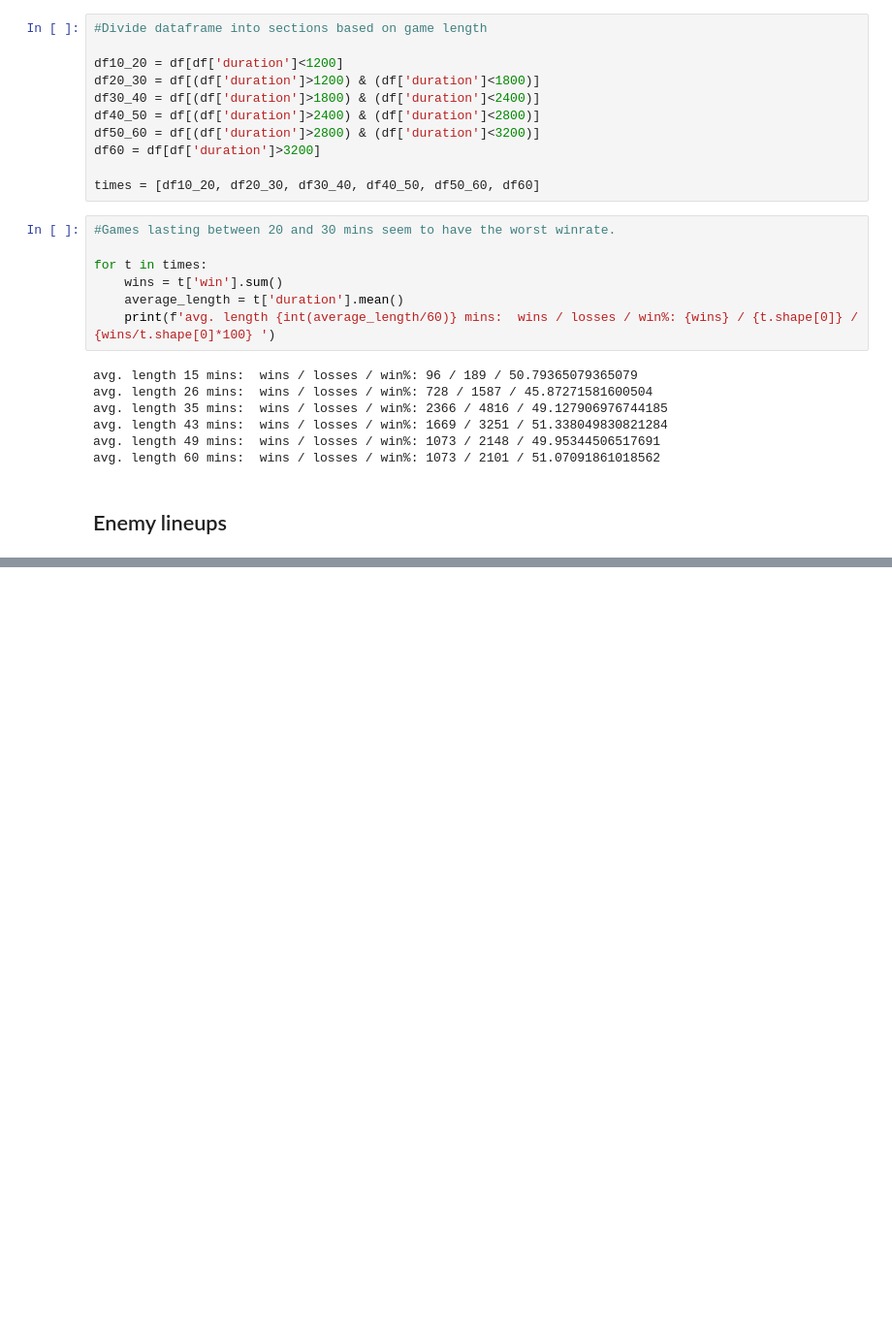
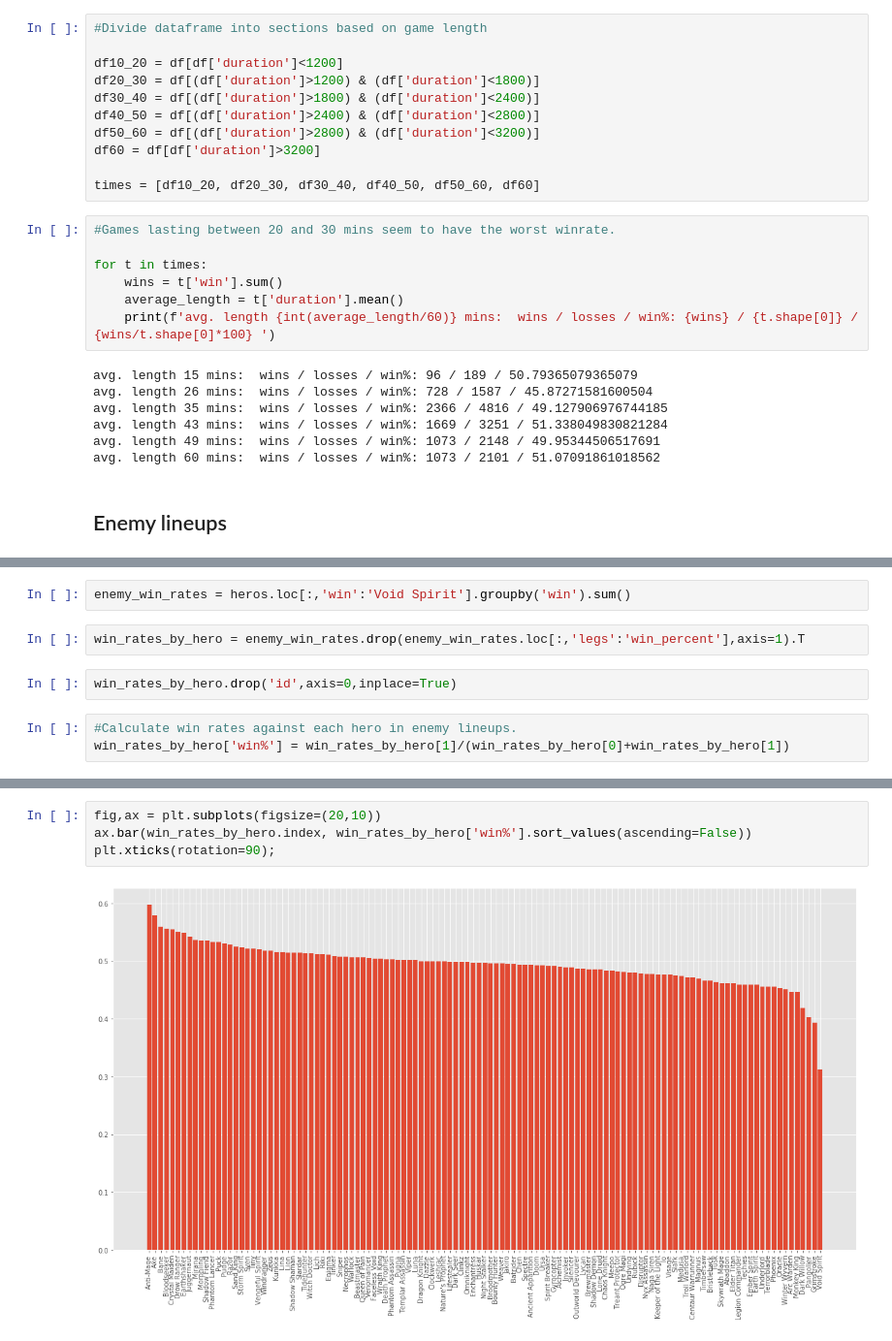
Before and after one commit to Kaamio/Dota_stats, a Jupyter notebook: match_data/Dota_data_v1.ipynb, the cells around one changed output, grey strips where cells are left out. Shown at 97% size. Drawn from its saved outputs; the diff is of its cells as text; blank space fills up the shorter version.

```diff
--- a/match_data/Dota_data_v1.ipynb
+++ b/match_data/Dota_data_v1.ipynb
@@ -505,0 +529,9 @@ heros.shape
+# %%
+enemy_win_rates = heros.loc[:,'win':'Void Spirit'].groupby('win').sum()
+# %%
+win_rates_by_hero = enemy_win_rates.drop(enemy_win_rates.loc[:,'legs':'win_percent'],axis=1).T
+# %%
+win_rates_by_hero.drop('id',axis=0,inplace=True)
+# %%
+#Calculate win rates against each hero in enemy lineups.
+win_rates_by_hero['win%'] = win_rates_by_hero[1]/(win_rates_by_hero[0]+win_rates_by_hero[1])
@@ -505,0 +559,6 @@ heros.shape
+# %%
+fig,ax = plt.subplots(figsize=(20,10))
+ax.bar(win_rates_by_hero.index, win_rates_by_hero['win%'].sort_values(ascending=False))
+plt.xticks(rotation=90);
+# %% [output]
+[figure, added]
```
Also changed, not shown: parts of 25 cells of this notebook, 3 other files.
